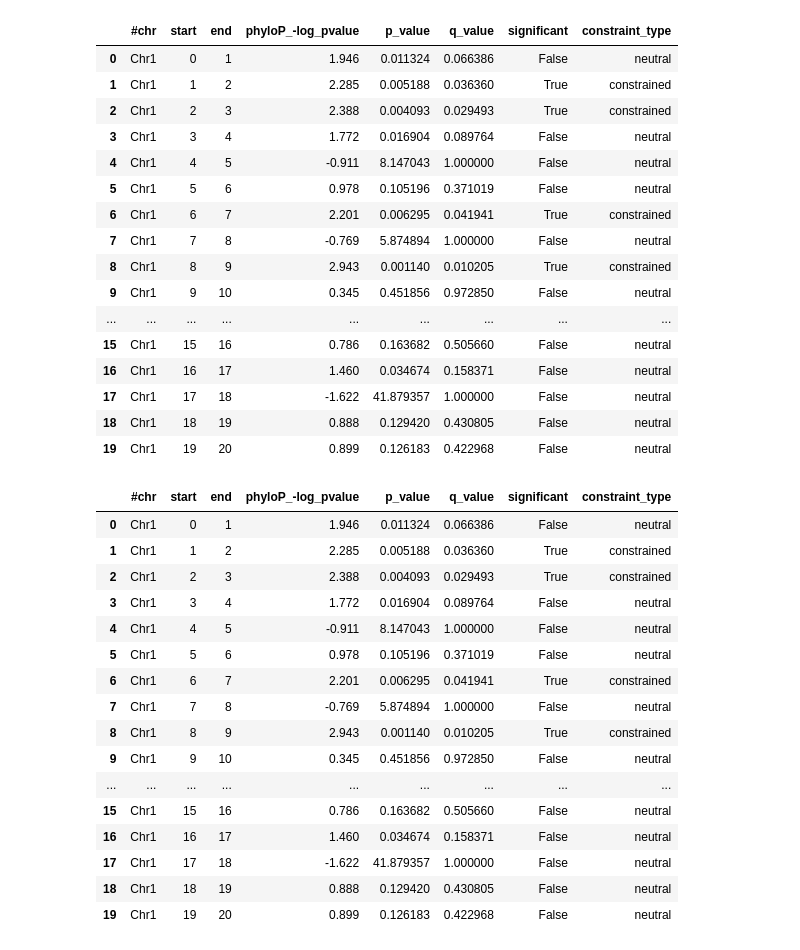
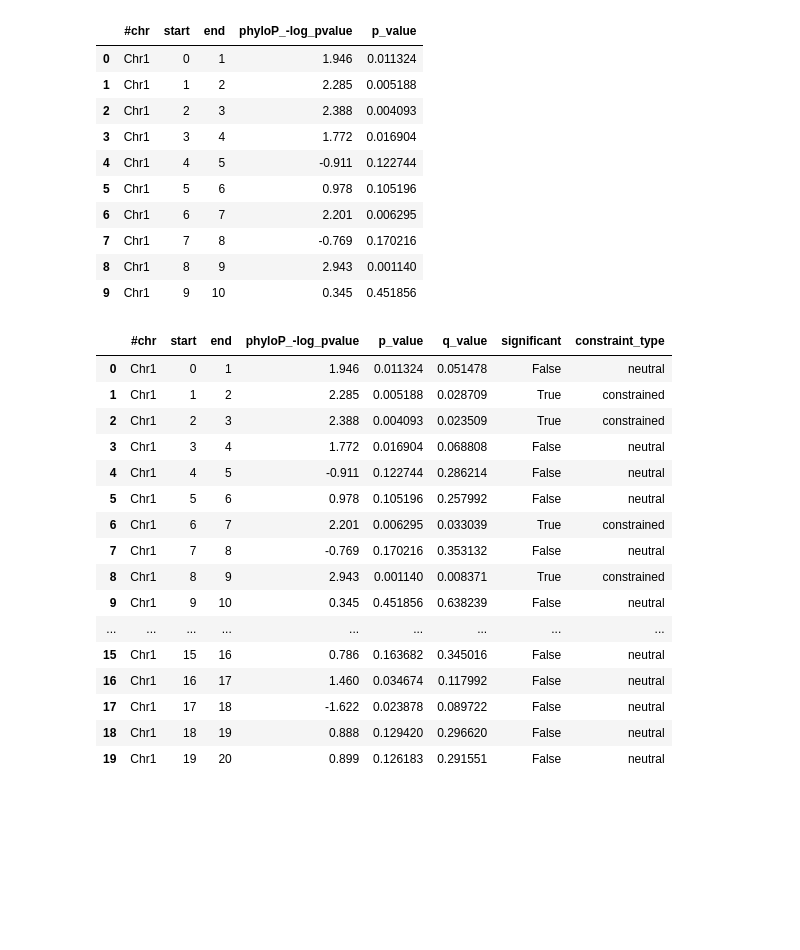
Before and after one commit to elena-dementeva/poaceae-evolutionary-constraints, a Jupyter notebook: proect.ipynb, the cells around one changed output. Drawn from its saved outputs; the diff is of its cells as text; code cells hidden in the pictures; blank space fills up the shorter version.

```diff
--- a/proect.ipynb
+++ b/proect.ipynb
@@ -28,24 +24,18 @@ df.head(20)
 # %%
-df["p_value"] = 10 ** (-df["phyloP_-log_pvalue"]) # Преобразуем -log(p-value) обратно в p-value
-df.head(20)
+df["p_value"] = 10 ** (-abs(df["phyloP_-log_pvalue"])) # Преобразуем -log(p-value) обратно в p-value
+df.head(10)
 # %% [output]
-|  | #chr | start | end | phyloP_-log_pvalue | p_value | q_value | significant | constraint_type |
-| 0 | Chr1 | 0 | 1 | 1.946 | 0.011324 | 0.066386 | False | neutral |
-| 1 | Chr1 | 1 | 2 | 2.285 | 0.005188 | 0.036360 | True | constrained |
-| 2 | Chr1 | 2 | 3 | 2.388 | 0.004093 | 0.029493 | True | constrained |
-| 3 | Chr1 | 3 | 4 | 1.772 | 0.016904 | 0.089764 | False | neutral |
-| 4 | Chr1 | 4 | 5 | -0.911 | 8.147043 | 1.000000 | False | neutral |
-| 5 | Chr1 | 5 | 6 | 0.978 | 0.105196 | 0.371019 | False | neutral |
-| 6 | Chr1 | 6 | 7 | 2.201 | 0.006295 | 0.041941 | True | constrained |
-| 7 | Chr1 | 7 | 8 | -0.769 | 5.874894 | 1.000000 | False | neutral |
-| 8 | Chr1 | 8 | 9 | 2.943 | 0.001140 | 0.010205 | True | constrained |
-| 9 | Chr1 | 9 | 10 | 0.345 | 0.451856 | 0.972850 | False | neutral |
-| ... | ... | ... | ... | ... | ... | ... | ... | ... |
-| 15 | Chr1 | 15 | 16 | 0.786 | 0.163682 | 0.505660 | False | neutral |
-| 16 | Chr1 | 16 | 17 | 1.460 | 0.034674 | 0.158371 | False | neutral |
-| 17 | Chr1 | 17 | 18 | -1.622 | 41.879357 | 1.000000 | False | neutral |
-| 18 | Chr1 | 18 | 19 | 0.888 | 0.129420 | 0.430805 | False | neutral |
-| 19 | Chr1 | 19 | 20 | 0.899 | 0.126183 | 0.422968 | False | neutral |
+|  | #chr | start | end | phyloP_-log_pvalue | p_value |
+| 0 | Chr1 | 0 | 1 | 1.946 | 0.011324 |
+| 1 | Chr1 | 1 | 2 | 2.285 | 0.005188 |
+| 2 | Chr1 | 2 | 3 | 2.388 | 0.004093 |
+| 3 | Chr1 | 3 | 4 | 1.772 | 0.016904 |
+| 4 | Chr1 | 4 | 5 | -0.911 | 0.122744 |
+| 5 | Chr1 | 5 | 6 | 0.978 | 0.105196 |
+| 6 | Chr1 | 6 | 7 | 2.201 | 0.006295 |
+| 7 | Chr1 | 7 | 8 | -0.769 | 0.170216 |
+| 8 | Chr1 | 8 | 9 | 2.943 | 0.001140 |
+| 9 | Chr1 | 9 | 10 | 0.345 | 0.451856 |
 # %%
 # Применяем FDR-коррекцию (Benjamini-Hochberg)
 _, q_values, _, _ = multipletests(df["p_value"], method='fdr_bh')
@@ -68,22 +58,22 @@ df["constraint_type"] = np.where(
 df.head(20)
 # %% [output]
 |  | #chr | start | end | phyloP_-log_pvalue | p_value | q_value | significant | constraint_type |
-| 0 | Chr1 | 0 | 1 | 1.946 | 0.011324 | 0.066386 | False | neutral |
-| 1 | Chr1 | 1 | 2 | 2.285 | 0.005188 | 0.036360 | True | constrained |
-| 2 | Chr1 | 2 | 3 | 2.388 | 0.004093 | 0.029493 | True | constrained |
-| 3 | Chr1 | 3 | 4 | 1.772 | 0.016904 | 0.089764 | False | neutral |
-| 4 | Chr1 | 4 | 5 | -0.911 | 8.147043 | 1.000000 | False | neutral |
-| 5 | Chr1 | 5 | 6 | 0.978 | 0.105196 | 0.371019 | False | neutral |
-| 6 | Chr1 | 6 | 7 | 2.201 | 0.006295 | 0.041941 | True | constrained |
-| 7 | Chr1 | 7 | 8 | -0.769 | 5.874894 | 1.000000 | False | neutral |
-| 8 | Chr1 | 8 | 9 | 2.943 | 0.001140 | 0.010205 | True | constrained |
-| 9 | Chr1 | 9 | 10 | 0.345 | 0.451856 | 0.972850 | False | neutral |
+| 0 | Chr1 | 0 | 1 | 1.946 | 0.011324 | 0.051478 | False | neutral |
+| 1 | Chr1 | 1 | 2 | 2.285 | 0.005188 | 0.028709 | True | constrained |
+| 2 | Chr1 | 2 | 3 | 2.388 | 0.004093 | 0.023509 | True | constrained |
+| 3 | Chr1 | 3 | 4 | 1.772 | 0.016904 | 0.068808 | False | neutral |
+| 4 | Chr1 | 4 | 5 | -0.911 | 0.122744 | 0.286214 | False | neutral |
+| 5 | Chr1 | 5 | 6 | 0.978 | 0.105196 | 0.257992 | False | neutral |
+| 6 | Chr1 | 6 | 7 | 2.201 | 0.006295 | 0.033039 | True | constrained |
+| 7 | Chr1 | 7 | 8 | -0.769 | 0.170216 | 0.353132 | False | neutral |
+| 8 | Chr1 | 8 | 9 | 2.943 | 0.001140 | 0.008371 | True | constrained |
+| 9 | Chr1 | 9 | 10 | 0.345 | 0.451856 | 0.638239 | False | neutral |
 | ... | ... | ... | ... | ... | ... | ... | ... | ... |
-| 15 | Chr1 | 15 | 16 | 0.786 | 0.163682 | 0.505660 | False | neutral |
-| 16 | Chr1 | 16 | 17 | 1.460 | 0.034674 | 0.158371 | False | neutral |
-| 17 | Chr1 | 17 | 18 | -1.622 | 41.879357 | 1.000000 | False | neutral |
-| 18 | Chr1 | 18 | 19 | 0.888 | 0.129420 | 0.430805 | False | neutral |
-| 19 | Chr1 | 19 | 20 | 0.899 | 0.126183 | 0.422968 | False | neutral |
+| 15 | Chr1 | 15 | 16 | 0.786 | 0.163682 | 0.345016 | False | neutral |
+| 16 | Chr1 | 16 | 17 | 1.460 | 0.034674 | 0.117992 | False | neutral |
+| 17 | Chr1 | 17 | 18 | -1.622 | 0.023878 | 0.089722 | False | neutral |
+| 18 | Chr1 | 18 | 19 | 0.888 | 0.129420 | 0.296620 | False | neutral |
+| 19 | Chr1 | 19 | 20 | 0.899 | 0.126183 | 0.291551 | False | neutral |
 # %%
 # Отбираем только значимые консервативные позиции (q ≤ 0.05 и phyloP > 0)
 constrained_df = df[(df["significant"]) & (df["phyloP_-log_pvalue"] > 0)]
```
Also changed, not shown: parts of 10 cells of this notebook.
